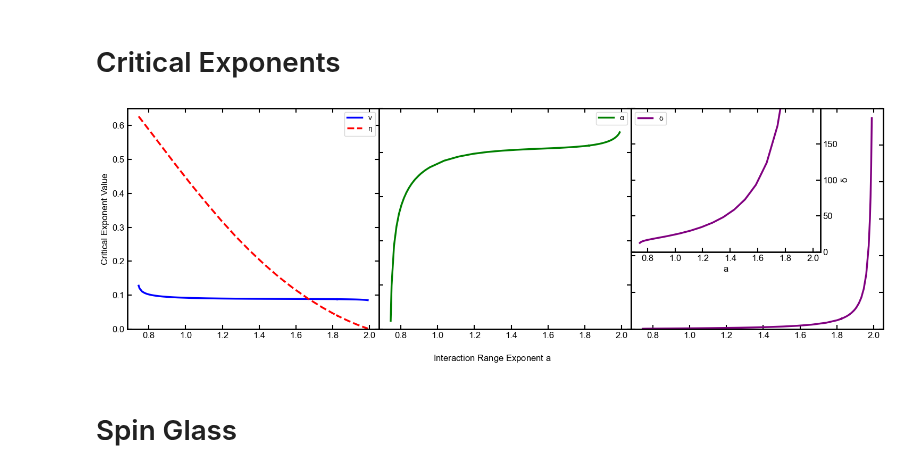
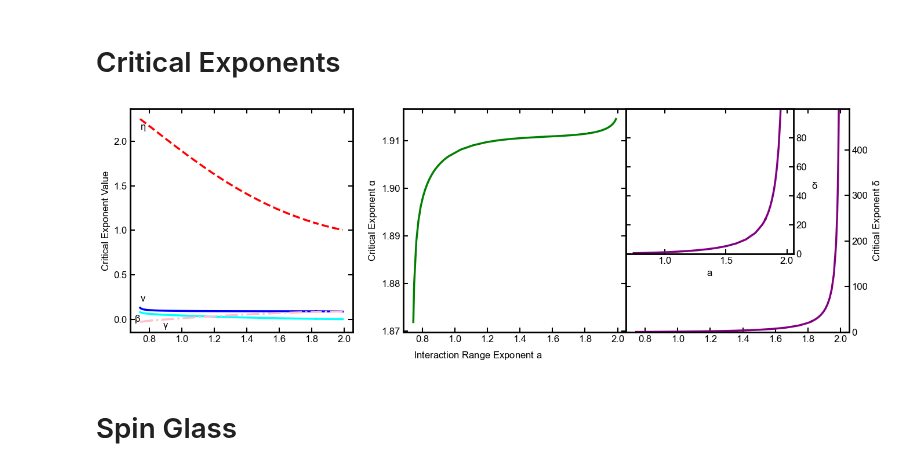
Before and after one commit to erbilcanartun/long-range-ising-chain, a Jupyter notebook: notebooks/plot_data.ipynb, the cells around one changed output. Saved outputs shown, nothing was run; the diff lists cells and outputs as text; code cells hidden in the pictures.

Commit message:
Update codes, figures and data with research progress

```diff
--- a/notebooks/plot_data.ipynb
+++ b/notebooks/plot_data.ipynb
@@ -58,86 +59,104 @@ plt.show()
 import matplotlib.pyplot as plt
 import numpy as np
 from matplotlib import gridspec
+import sys, os
+sys.path.append(os.path.abspath(os.path.join(os.getcwd(), '..', 'lib')))
+from utils import load_exponents_csv
 
 # Load the saved exponents data
-loaded_data = load_exponents_csv(filename="../data/exponents.csv")
-n_values, Jcs, nus, alphas, etas, deltas = loaded_data
+loaded_data = load_exponents_csv(filename="../data/exponents_all.csv")
+n_values, Jcs, nus, alphas, etas, deltas, betas, gammas = loaded_data
 
 plt.rcParams['axes.linewidth'] = 2  # Axis line width
 plt.rcParams['xtick.major.width'] = 2  # X-tick line width
 plt.rcParams['ytick.major.width'] = 2  # Y-tick line width
-
 plt.rcParams['text.usetex'] = False
 plt.rcParams['font.family'] = 'Arial'
 plt.rcParams.update({'mathtext.default': 'regular'})
 
 # Create figure with 3 panels side by side
-fig = plt.figure(figsize=(15, 5), dpi=100)
-gs = gridspec.GridSpec(1, 3, width_ratios=[1, 1, 1], wspace=0.0)
+fig = plt.figure(figsize=(16, 5), dpi=100)
+#gs = gridspec.GridSpec(1, 3, width_ratios=[1, 1, 1], wspace=0.1)
+gs = gridspec.GridSpec(1, 100, wspace=0.0)  # 100 columns for fine control
 
-# Left panel: nu and eta
-ax1 = fig.add_subplot(gs[0])
+# Left panel: nu and eta (spanning columns 0 to 30, leaving space)
+#ax1 = fig.add_subplot(gs[0])
+ax1 = fig.add_subplot(gs[0, 0:31])
 ax1.plot(n_values, nus, marker='', linestyle='-', linewidth=2.5, color='blue', label=r'$\nu$')
 ax1.plot(n_values, etas, marker='', linestyle='--', linewidth=2.5, color='red', label=r'$\eta$')
+ax1.plot(n_values, betas, marker='', linestyle='-', linewidth=2.5, color='cyan', label=r'$\beta$')
+ax1.plot(n_values, gammas, marker='', linestyle='-.', linewidth=2.5, color='pink', label=r'$\gamma$')
 ax1.set_xlabel('Interaction Range Exponent a')
 ax1.set_ylabel('Critical Exponent Value', fontsize=12)
-ax1.legend()
+#ax1.legend()
 ax1.grid(False)
-ax1.set_ylim(0, 0.65)
+#ax1.set_ylim(0, 0.65)
 ax1.tick_params(axis='both', which='major', labelsize=12, width=1.5, length=6, direction='in',
                bottom=True, top=True, left=True, right=True)
+ax1.text(n_values[0], nus[0]+0.1, r'$\nu$', fontsize=12, color='k', ha='left', va='center')
+ax1.text(n_values[0], etas[0]-0.1, r'$\eta$', fontsize=12, color='k', ha='left', va='center')
+ax1.text(n_values[1]-0.04, betas[0]-.08, r'$\beta$', fontsize=12, color='k', ha='left', va='center')
+ax1.text(n_values[12], gammas[0]-.05, r'$\gamma$', fontsize=12, color='k', ha='left', va='center')
 
-# Middle panel: alpha
-ax2 = fig.add_subplot(gs[1])
+# Middle panel: alpha (spanning columns 35 to 65, leaving gap from ax1)
+ax2 = fig.add_subplot(gs[0, 38:69])
+#ax2 = fig.add_subplot(gs[1])
 ax2.plot(n_values, alphas, marker='', linestyle='-', linewidth=2.5, color='green', label=r'$\alpha$')
 ax2.set_xlabel('Interaction Range Exponent a')
-ax2.legend()
+ax2.set_ylabel(r'Critical Exponent $\alpha$', fontsize=12)
+#ax2.legend()
 ax2.grid(False)
-ax2.set_ylim(1.87, 1.92)
+#ax2.set_ylim(1.87, 1.92)
 ax2.tick_params(axis='both', which='major', labelsize=12, width=1.5, length=6, direction='in',
                bottom=True, top=True, left=True, right=True)
-plt.setp(ax2.get_yticklabels(), visible=False)  # Hide y-axis labels to avoid overlap
+plt.setp(ax2.get_yticklabels(), visible=True)
+#ax2.text(n_values[2], alphas[1], r'$\alpha$', fontsize=12, color='k', ha='left', va='center')
 
-# Right panel: delta with inset
-ax3 = fig.add_subplot(gs[2])
+# Right panel: delta with inset (spanning columns 65 to 100, no gap from ax2)
+#ax3 = fig.add_subplot(gs[2])
+ax3 = fig.add_subplot(gs[0, 69:100])
 ax3.plot(n_values, deltas, marker='', linestyle='-', linewidth=2.5, color='purple', label=r'$\delta$')
 ax3.set_xlabel('Interaction Range Exponent a')
-ax3.set_ylim(0, 2000)  # Confine main y-axis to (0, 2000)
-ax3.legend()
+ax3.set_ylabel(r'Critical Exponent $\delta$', fontsize=12)
+#ax3.set_ylim(0, 2000)  # Confine main y-axis to (0, 2000)
+#ax3.legend()
 ax3.grid(False)
-ax3.set_ylim(0, 6000)
+ax3.set_ylim(0, 490)
 ax3.tick_params(axis='both', which='major', labelsize=12, width=1.5, length=6, direction='in',
-               bottom=True, top=True, left=True, right=True)
-plt.setp(ax3.get_yticklabels(), visible=False)  # Hide y-axis labels to avoid overlap
+               bottom=True, top=True, left=True, right=True, labelleft=False, labelright=True)
+ax3.yaxis.set_label_position("right")
+plt.setp(ax3.get_yticklabels(), visible=True)
+#ax3.text(n_values[0], 20, r'$\delta$', fontsize=12, color='k', ha='left', va='center')
 
 # Inset for delta (plotted freely)
 inset_ax = ax3.inset_axes([0, 0.35, 0.75, 0.65])  # [x, y, width, height]
 inset_ax.plot(n_values, deltas, marker='', linestyle='-', linewidth=2.5, color='purple')
 inset_ax.set_xlabel('a', fontsize=12)
-inset_ax.set_ylabel(r'$\delta$', fontsize=12)
+inset_ax.set_ylabel(r'$\delta$', fontsize=12, rotation=0, labelpad=10)
 inset_ax.yaxis.set_label_position("right")
 inset_ax.grid(False)
-inset_ax.set_ylim(0, 200)
-inset_ax.set_yticks([0, 50, 100, 150, 200])
-inset_ax.set_yticklabels(['0', '50', '100', '150', ''])
+inset_ax.set_ylim(0, 100)
+inset_ax.set_yticks([0, 20, 40, 60, 80, 100])
+inset_ax.set_yticklabels(['0', '20', '40', '60', '80', ''])
 inset_ax.tick_params(axis='y', labelleft=False, labelright=True)
 inset_ax.tick_params(axis='both', which='major', labelsize=12, width=1.5, length=6, direction='in',
-                    bottom=True, top=True, left=True, right=True)
+                    bottom=True, top=True, left=True, right=True, labelright=True)
 
 # Remove individual x-axis labels and add a single x-axis label
 ax1.set_xlabel('')
 ax2.set_xlabel('')
 ax3.set_xlabel('')
 fig.supxlabel('Interaction Range Exponent $a$', fontsize=12)
 
-# Adjust layout to ensure no gaps and proper alignment
-fig.tight_layout()
+# Adjust layout to minimize blank space
+#fig.tight_layout(pad=0.5, w_pad=0.0, h_pad=0.0)  # Tight layout with minimal padding
+#fig.subplots_adjust(bottom=0.15, top=0.95, left=0.05, right=0.95)  # Adjust margins
 
-# Display and save the plot
-#plt.savefig("../figures/exponents.png")
+# Save and display the plot
+#plt.savefig("../figures/exponents.png", bbox_inches='tight', pad_inches=0.05)
 plt.show()
 # %% [output]
-[figure, old version]
+[figure, new version]
 # %% [markdown]
 # Spin Glass
 # %%
```
Also changed, not shown: parts of 2 cells of this notebook, 18 other files.
